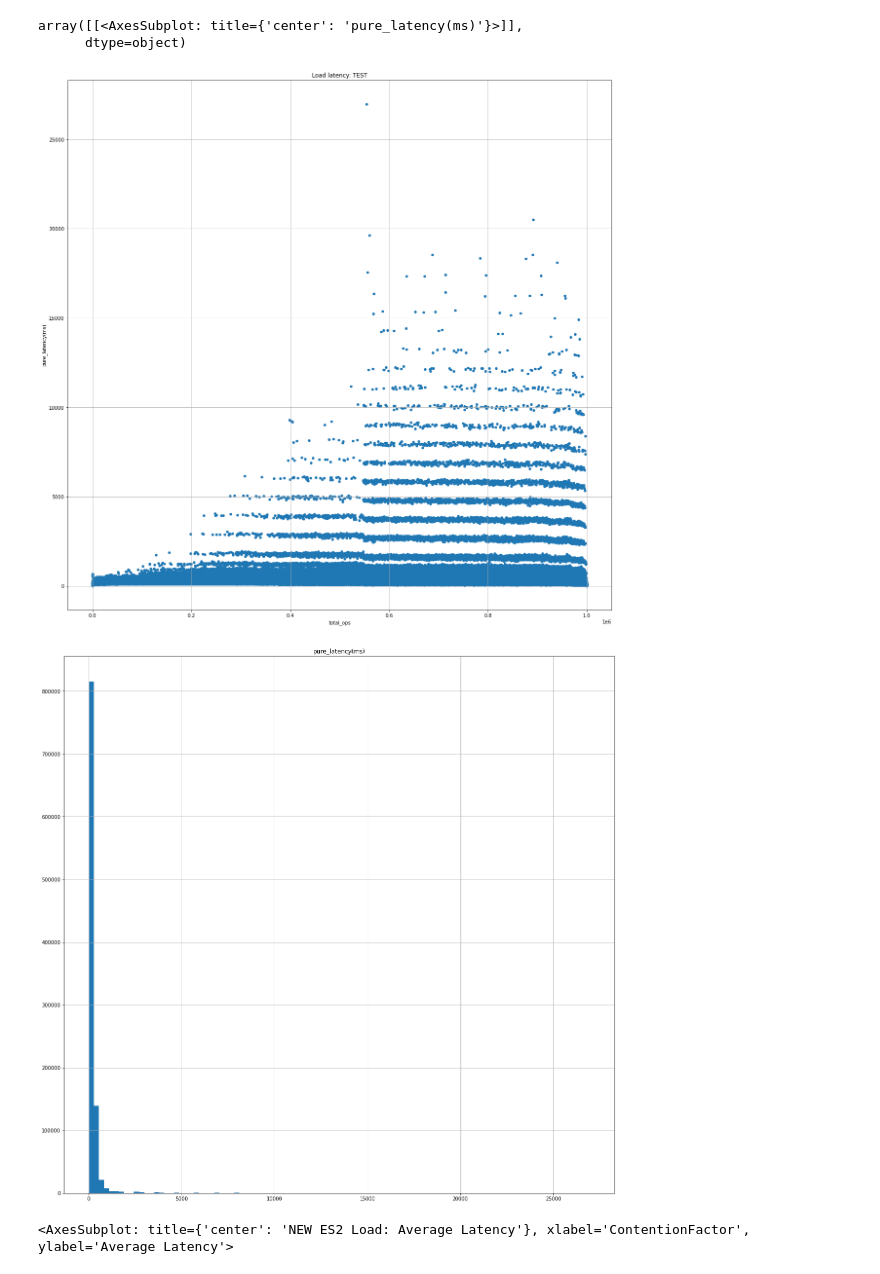
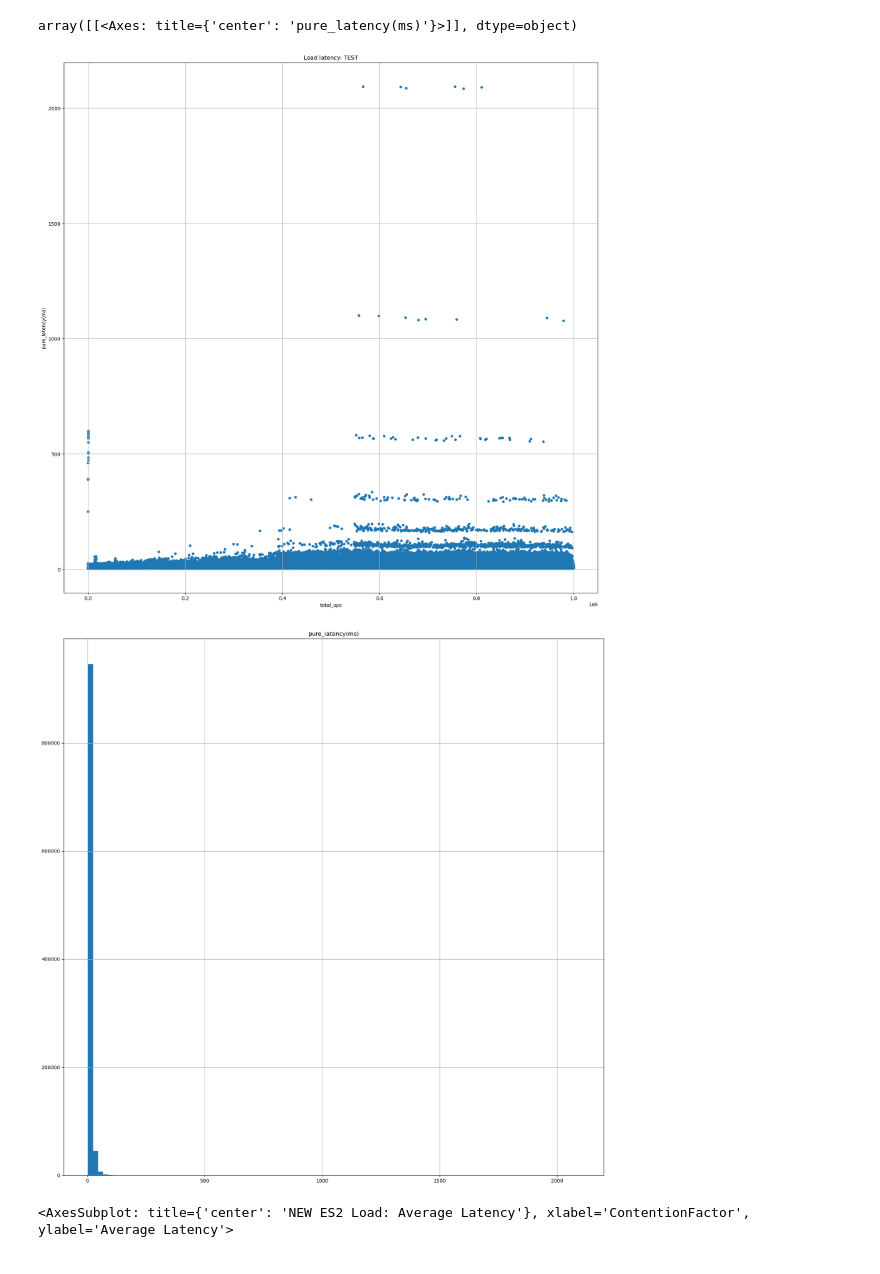
Before and after one commit to markbenvenuto/perf_tooling, a Jupyter notebook: notebooks/perf_criteria_analysis.ipynb, the cells around one changed output. Saved outputs shown, nothing was run; the diff lists cells and outputs as text; code cells hidden in the pictures.

```diff
--- a/notebooks/perf_criteria_analysis.ipynb
+++ b/notebooks/perf_criteria_analysis.ipynb
@@ -14,7 +15,7 @@ sys.path.insert(0, "../src")
 from perf_tools.analysis import make_differential_frame, get_data, get_summary_statistics
 from perf_tools.analysis import check_are_close, make_latency_plot, plot_latency_stats
 # %%
-VARIANTS = {"replset": "linux-1-node-replSet-fle.2022-11", "sharded": "linux-shard-lite-qebench"}
+VARIANTS = {"replset": "linux-1-node-replSet-fle.2022-11", "sharded": "linux-shard-lite-fle.2022-11"}
 
 WORKDIR_60="../datasets/genny2/perf_criteria_60"
 WORKDIR_70="../datasets/genny2/perf_criteria_70"
@@ -23,7 +24,7 @@ WORKDIR_60_UNENCRYPTED="../datasets/genny2/perf_criteria_60_unencrypted"
 WORKDIR_70_UNENCRYPTED="../datasets/genny2/perf_criteria_70_unencrypted"
 
 patch_id_60 = "63eabf977742ae6326005452"
-patch_id_70 = "63eac1a2d1fe0766eb0a9517"
+patch_id_70 = "6446ddad2fbabe4926f29745"
 
 
 patch_id_60_unencrypted = "63ff7af9d1fe076ac67ff129"
@@ -38,23 +39,39 @@ class PerfCriteriaCache:
         self.variant = variant
         self.execution = execution
         self.task_name = task_name
-        self.data = None
+        self.ldata = None
+        self.qdata = None
+
+        self.udata = None
+
 
     def json_path(self, metric):
         return os.path.join(self.workdir, self.patch_id, self.variant,
             self.task_name, str(self.execution), metric + ".json")
 
     def get_data(self):
-        if self.data is None:
-            self.data = get_data(self.json_path("InsertActor.load.inserts"))
-        return self.data
-
-pc_60_e = PerfCriteriaCache(WORKDIR_60, patch_id_60, VARIANTS["replset"], "0",  "insert_only" )
-pc_60_ue = PerfCriteriaCache(WORKDIR_60_UNENCRYPTED, patch_id_60_unencrypted, VARIANTS["replset"], "0",  "insert_only_unencrypted" )
+        if self.ldata is None:
+            self.ldata = get_data(self.json_path("InsertActor.load.inserts"))
+        return self.ldata
 
 
-pc_70_e = PerfCriteriaCache(WORKDIR_70, patch_id_70, VARIANTS["replset"], "0",  "insert_only" )
-pc_70_ue = PerfCriteriaCache(WORKDIR_70_UNENCRYPTED, patch_id_70_unencrypted, VARIANTS["replset"], "0",  "insert_only_unencrypted" )
+    def get_query_data(self):
+        if self.qdata is None:
+            self.qdata = get_data(self.json_path("InsertActor.FSM.query"))
+        return self.qdata
+
+
+    def get_update_data(self):
+        if self.udata is None:
+            self.udata = get_data(self.json_path("InsertActor.FSM.update"))
+        return self.udata
+
+pc_60_e = PerfCriteriaCache(WORKDIR_60, patch_id_60, VARIANTS["sharded"], "0",  "medical_workload_load" )
+pc_60_ue = PerfCriteriaCache(WORKDIR_60_UNENCRYPTED, patch_id_60_unencrypted, VARIANTS["sharded"], "0",  "medical_workload_load_unencrypted" )
+
+
+pc_70_e = PerfCriteriaCache(WORKDIR_70, patch_id_70, VARIANTS["sharded"], "0",  "medical_workload_load" )
+pc_70_ue = PerfCriteriaCache(WORKDIR_70_UNENCRYPTED, patch_id_70_unencrypted, VARIANTS["sharded"], "0",  "medical_workload_load_unencrypted" )
 # %%
 
 def get_summary_statistics_df(pc,task):
@@ -139,25 +230,24 @@ df
 # %%
 # df = get_summary_statistics_df(pc_e)
 
 
 # df.to_csv("/tmp/summary.csv")
 # df
 
-df_w = pc_e.get_data().diff_data
+df_w = pc_70_e.get_data().diff_data
 
 # Graph scatter plot of latency
 df_w.plot(figsize=(20,20), x="total_ops", y= "pure_latency(ms)", kind="scatter", title=f"Load latency: TEST", ylabel="pure_latency(ms)", grid=0.4)
 
 # Graph latency with trend lines
 # plot_latency_stats(df_w, "total_ops", title=f"{experiment} cf_{cf} thread_{tc} insert stats", regr="log", start=start, end=end)
 # df_h = df_w.query("`pure_latency(ms)` < 10")
 
 df_w.hist(figsize=(20,20), column= "pure_latency(ms)", bins=100, grid=0.4)
 # %% [output]
-array([[<AxesSubplot: title={'center': 'pure_latency(ms)'}>]],
-      dtype=object)
+array([[<Axes: title={'center': 'pure_latency(ms)'}>]], dtype=object)
-[figure, old version]
+[figure, new version]
-[figure, old version]
+[figure, new version]
 # %%
 # Make a pivot table for average latency for load and graph it
 query = "QueryNumber == 'load' & Experiment == 'es2'"
```
Also changed, not shown: parts of 7 cells of this notebook, 1 other file.
